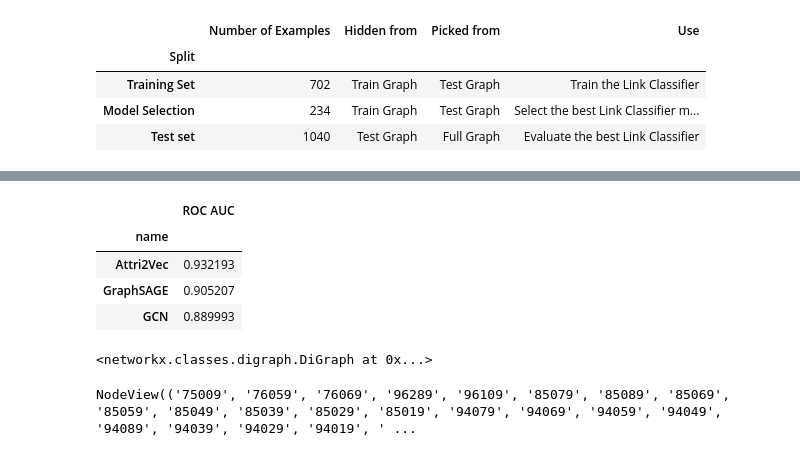
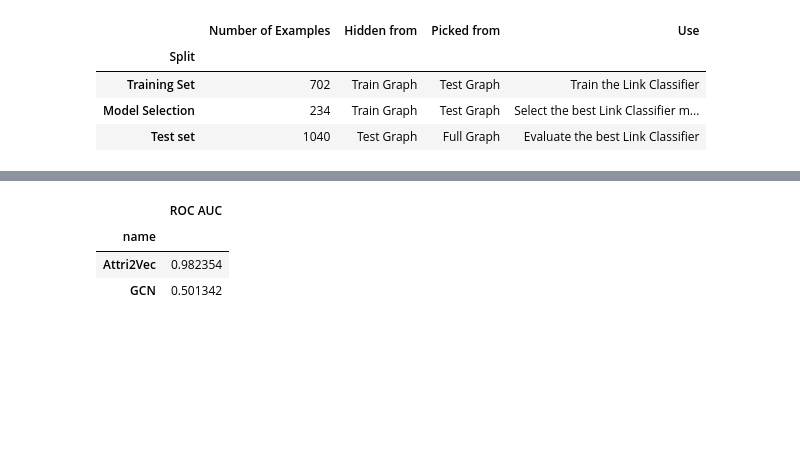
Before and after one commit to kiranbodipati/urban_planning_system, a Jupyter notebook: link-pred-analysis.ipynb, the cells around one changed output, grey strips where cells are left out. Saved outputs shown, nothing was run; the diff lists cells and outputs as text; code cells hidden in the pictures; blank space fills up the shorter version.

```diff
--- a/link-pred-analysis.ipynb
+++ b/link-pred-analysis.ipynb
@@ -630,15 +791,14 @@ Best result with 'GCN' embeddings from 'operator_hadamard'
 # %%
 pd.DataFrame(
     [
         ("Attri2Vec", attri2vec_result),
-        ("GraphSAGE", graphsage_result),
+        # ("GraphSAGE", graphsage_result),
         ("GCN", gcn_result),
     ],
     columns=("name", "ROC AUC"),
 ).set_index("name")
 # %% [output]
 |  | ROC AUC |
 | name |  |
-| Attri2Vec | 0.932193 |
-| GraphSAGE | 0.905207 |
-| GCN | 0.889993 |
+| Attri2Vec | 0.982354 |
+| GCN | 0.501342 |
@@ -655,8 +804,0 @@ transport=read_json_file("bus_transport_graph.json")
-# %%
-transport
-# %% [output]
-<networkx.classes.digraph.DiGraph at 0x...>
-# %%
-transport.nodes()
-# %% [output]
-NodeView(('75009', '76059', '76069', '96289', '96109', '85079', '85089', '85069', '85059', '85049', '85039', '85029', '85019', '94079', '94069', '94059', '94049', '94089', '94039', '94029', '94019', ' ...
```
Also changed, not shown: parts of 27 cells of this notebook.
